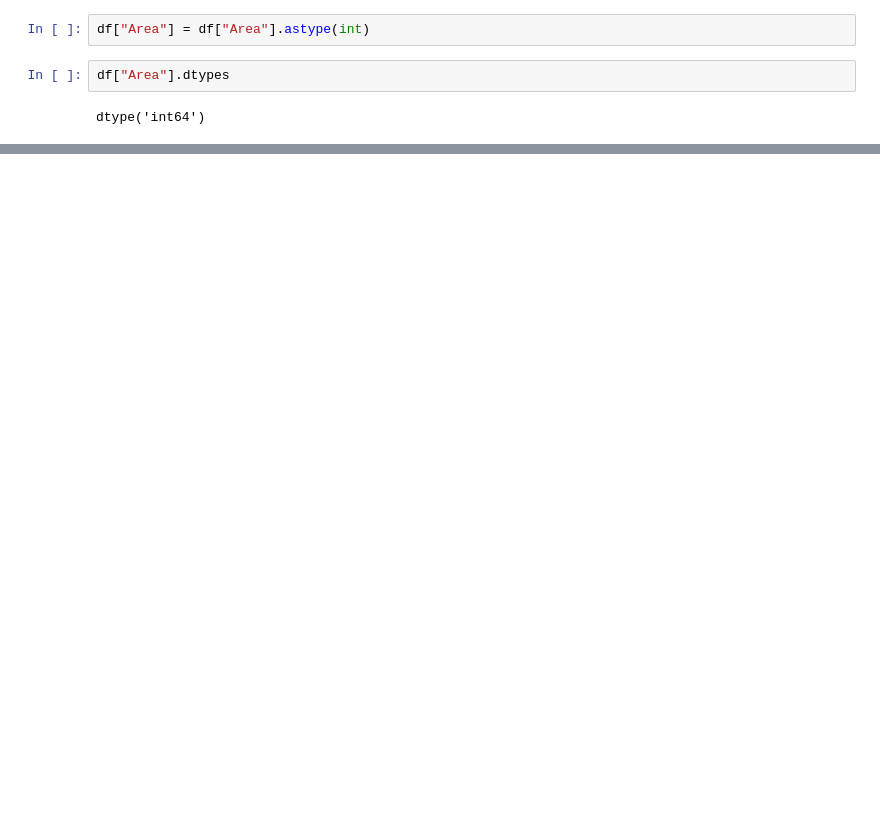
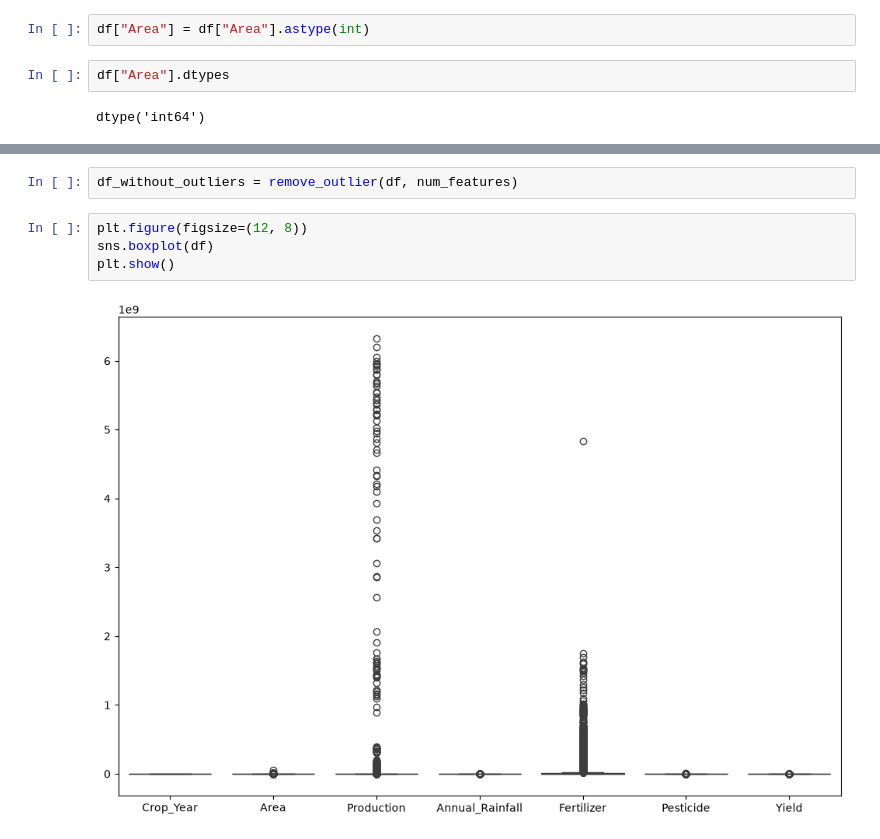
Before and after one commit to DS-expert/Crop-Yield-Prediction, a Jupyter notebook: notebook/02_data_preprocessing.ipynb, the cells around one changed output, grey strips where cells are left out. Drawn from its saved outputs; the diff is of its cells as text; blank space fills up the shorter version.

```diff
--- a/notebook/02_data_preprocessing.ipynb
+++ b/notebook/02_data_preprocessing.ipynb
@@ -52,0 +116,8 @@ dtype('int64')
+# %%
+df_without_outliers = remove_outlier(df, num_features)
+# %%
+plt.figure(figsize=(12, 8))
+sns.boxplot(df)
+plt.show()
+# %% [output]
+[figure, added]
```
Also changed, not shown: parts of 30 cells of this notebook.
